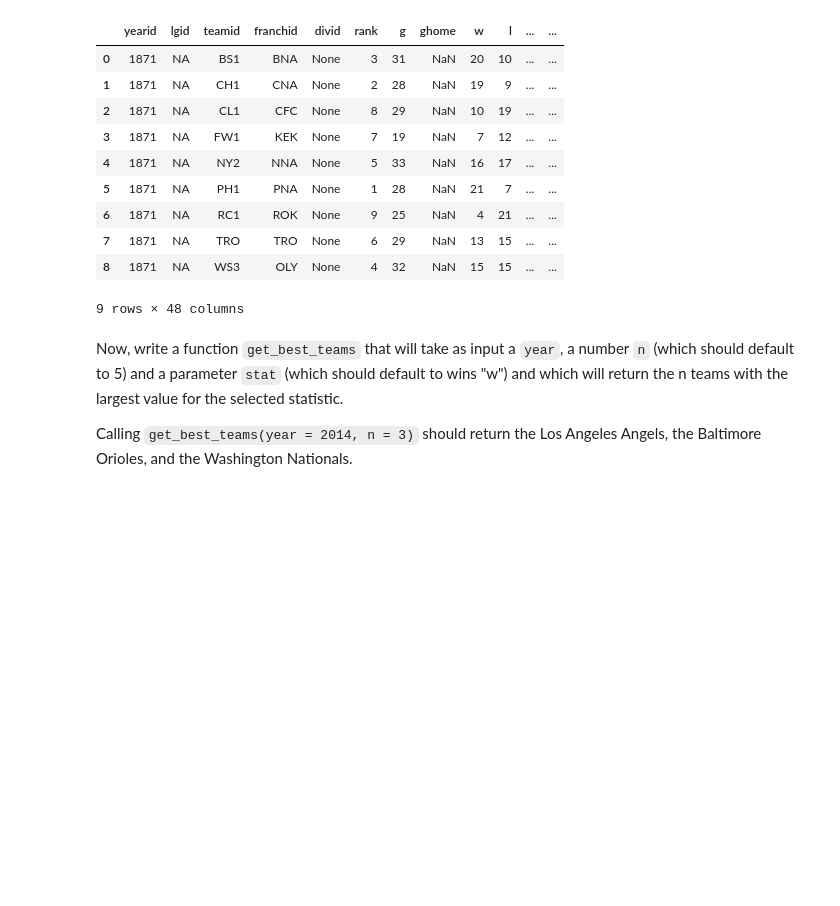
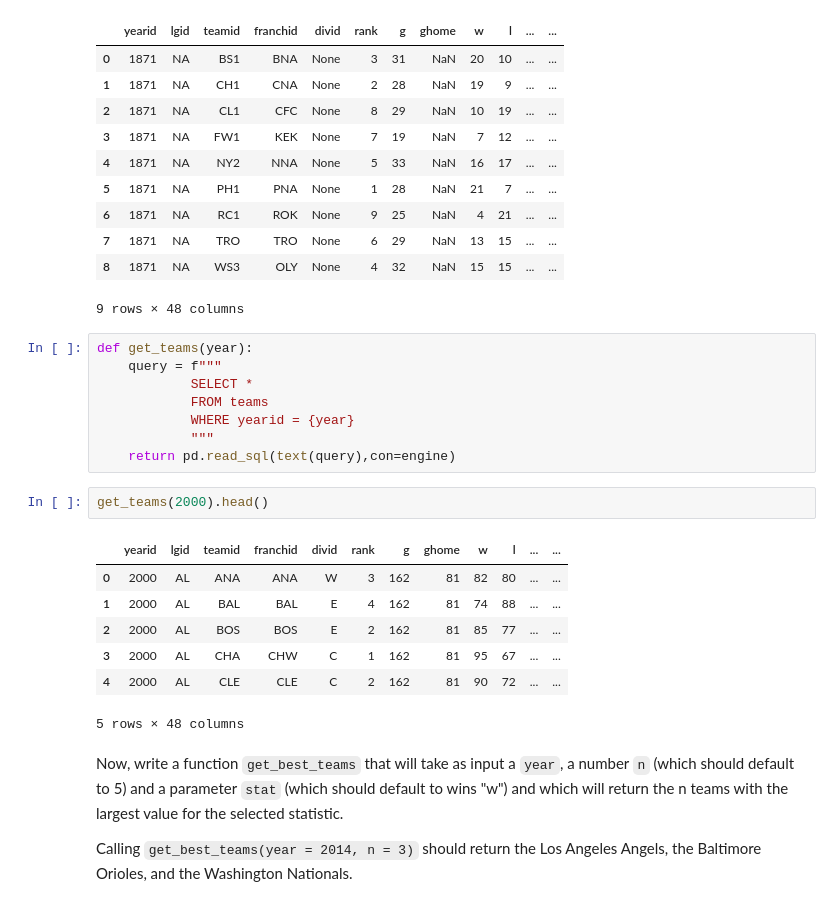
Before and after one commit to NSS-Data-Analytics-Cohort-11/loops-functions-practice-KohanaD, a Jupyter notebook: notebooks/Loops_and_Functions_Practice.ipynb, the cells around one changed output. Cells and saved outputs as stored; diff of their text form; blank space fills up the shorter version.

```diff
--- a/notebooks/Loops_and_Functions_Practice.ipynb
+++ b/notebooks/Loops_and_Functions_Practice.ipynb
@@ -272,6 +272,24 @@ get_teams(1871)
 | 7 | 1871 | NA | TRO | TRO | None | 6 | 29 | NaN | 13 | 15 | ... | ... |
 | 8 | 1871 | NA | WS3 | OLY | None | 4 | 32 | NaN | 15 | 15 | ... | ... |
 9 rows × 48 columns
+# %%
+def get_teams(year):
+    query = f"""
+            SELECT *
+            FROM teams
+            WHERE yearid = {year}
+            """
+    return pd.read_sql(text(query),con=engine)
+# %%
+get_teams(2000).head()
+# %% [output]
+|  | yearid | lgid | teamid | franchid | divid | rank | g | ghome | w | l | ... | ... |
+| 0 | 2000 | AL | ANA | ANA | W | 3 | 162 | 81 | 82 | 80 | ... | ... |
+| 1 | 2000 | AL | BAL | BAL | E | 4 | 162 | 81 | 74 | 88 | ... | ... |
+| 2 | 2000 | AL | BOS | BOS | E | 2 | 162 | 81 | 85 | 77 | ... | ... |
+| 3 | 2000 | AL | CHA | CHW | C | 1 | 162 | 81 | 95 | 67 | ... | ... |
+| 4 | 2000 | AL | CLE | CLE | C | 2 | 162 | 81 | 90 | 72 | ... | ... |
+5 rows × 48 columns
 # %% [markdown]
 Now, write a function `get_best_teams` that will take as input a `year`, a number `n` (which should default to 5) and a parameter `stat` (which should default to wins "w") and which will return the n teams with the largest value for the selected statistic.
 
```
Also changed, not shown: parts of 12 cells of this notebook.
